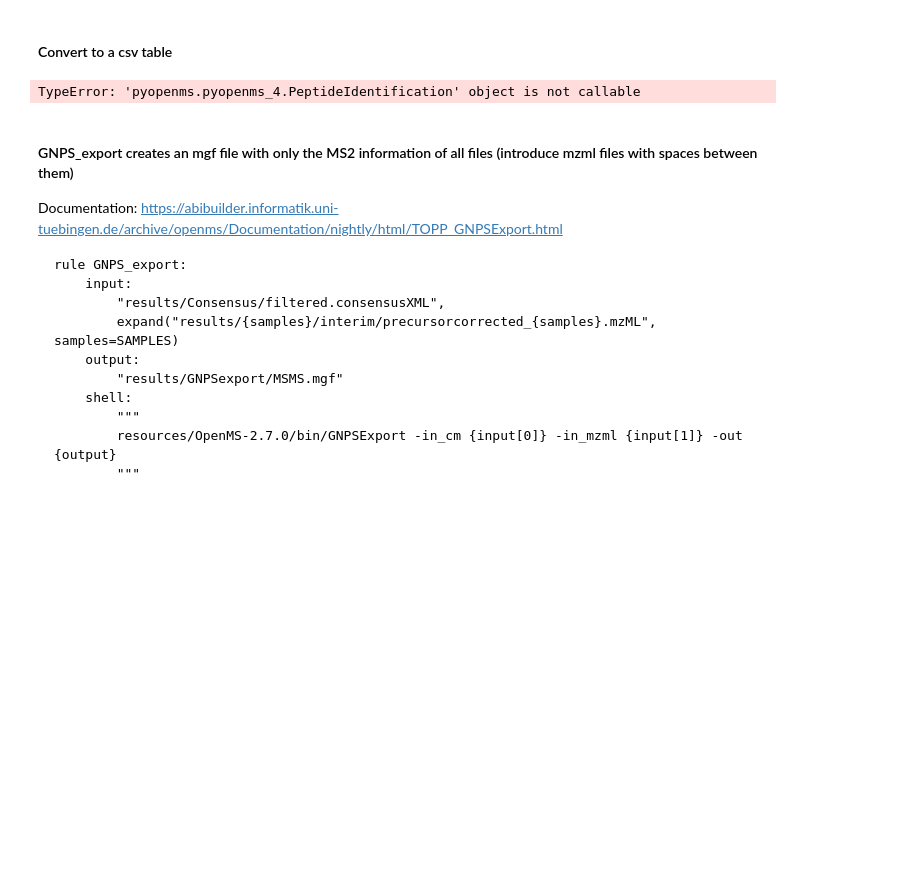
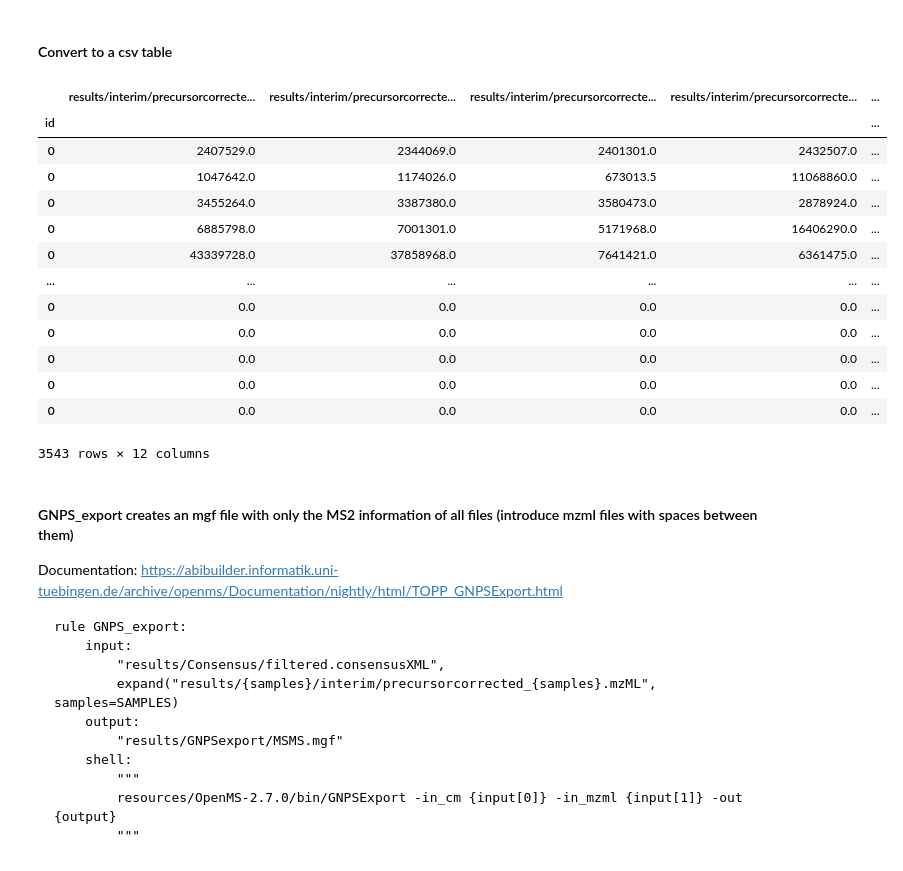
Before and after one commit to eeko-kon/pyOpenMS_UmetaFlow, a Jupyter notebook: OpenMS_workflow.ipynb, the cells around one changed output. Drawn from its saved outputs; the diff is of its cells as text; code cells hidden in the pictures; blank space fills up the shorter version.

```diff
--- a/OpenMS_workflow.ipynb
+++ b/OpenMS_workflow.ipynb
@@ -1105,30 +1132,42 @@ ConsensusXMLFile().store(Consensus_file, new_map)
 # %%
 input_consensus= "results/consensus/filtered_pyopenms.consensusXML"
 con_map = ConsensusMapDF()
 ConsensusXMLFile().load(input_consensus, con_map)
 display(con_map.get_intensity_df())
 
 file_descriptions = con_map.getColumnHeaders()
 
 # get intensities as a DataFrame
 con_map.setColumnHeaders(file_descriptions)
 
 intensities = con_map.get_intensity_df()
 
 # get meta data as DataFrame
 meta_data = con_map.get_metadata_df()[['RT', 'mz', "charge"]]
 
 # you can concatenate these two for a "result" DataFrame
 result = pd.concat([meta_data, intensities], axis=1)
 
 # if you don't need labeled index, remove it (and/or save with index = False)
 result.reset_index(drop=True, inplace=True)
 
 # store as tsv file
 result.to_csv('results/consensus/Filtered_Consensus.tsv', sep = '\t', index = False)
-result
 # %% [output]
+|  | results/interim/precursorcorrecte... | results/interim/precursorcorrecte... | results/interim/precursorcorrecte... | results/interim/precursorcorrecte... | ... |
+| id |  |  |  |  | ... |
+| 0 | 2407529.0 | 2344069.0 | 2401301.0 | 2432507.0 | ... |
+| 0 | 1047642.0 | 1174026.0 | 673013.5 | 11068860.0 | ... |
+| 0 | 3455264.0 | 3387380.0 | 3580473.0 | 2878924.0 | ... |
+| 0 | 6885798.0 | 7001301.0 | 5171968.0 | 16406290.0 | ... |
+| 0 | 43339728.0 | 37858968.0 | 7641421.0 | 6361475.0 | ... |
+| ... | ... | ... | ... | ... | ... |
+| 0 | 0.0 | 0.0 | 0.0 | 0.0 | ... |
+| 0 | 0.0 | 0.0 | 0.0 | 0.0 | ... |
+| 0 | 0.0 | 0.0 | 0.0 | 0.0 | ... |
+| 0 | 0.0 | 0.0 | 0.0 | 0.0 | ... |
+| 0 | 0.0 | 0.0 | 0.0 | 0.0 | ... |
-TypeError: 'pyopenms.pyopenms_4.PeptideIdentification' object is not callable
+3543 rows × 12 columns
 # %% [markdown]
 
 #### GNPS_export creates an mgf file with only the MS2 information of all files (introduce mzml files with spaces between them)
```
Also changed, not shown: parts of 6 cells of this notebook, 1 other file.
